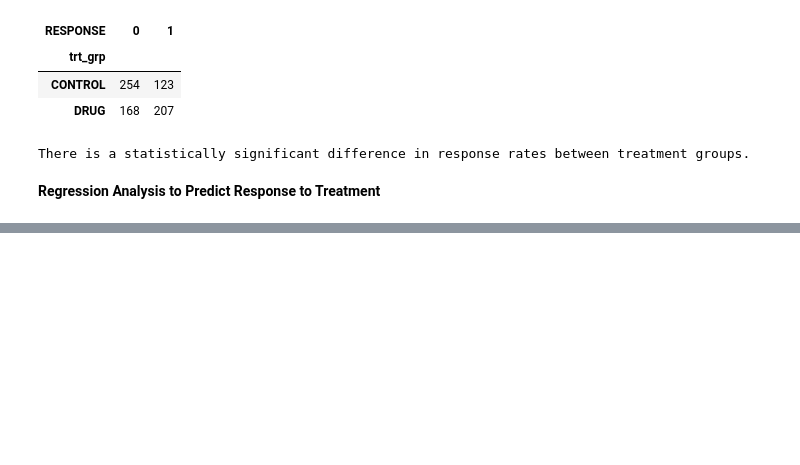
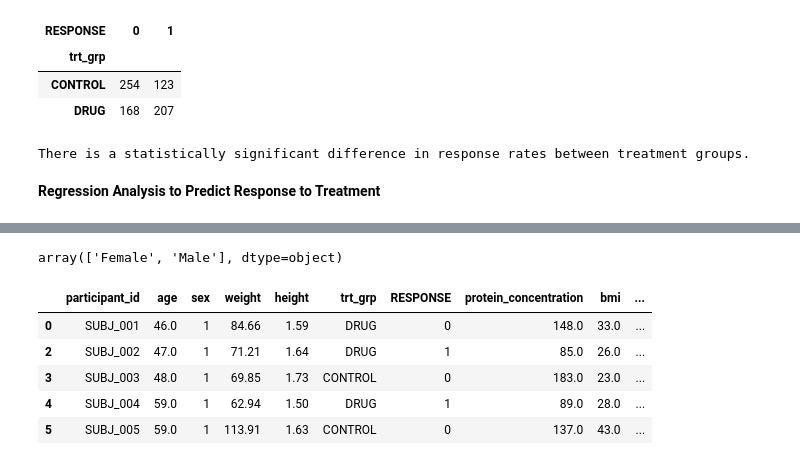
Before and after one commit to aditya2695/GSK-Data-Step-Up-Challenge, a Jupyter notebook: eda.ipynb, the cells around one changed output, grey strips where cells are left out. Drawn from its saved outputs; the diff is of its cells as text; code cells hidden in the pictures; blank space fills up the shorter version.

```diff
--- a/eda.ipynb
+++ b/eda.ipynb
@@ -307,3 +322,46 @@ There is a statistically significant difference in response rates between treatm
+# %%
+merged_df.sex.unique()
+# %% [output]
+array(['Female', 'Male'], dtype=object)
+# %%
+# Convert 'Yes' to 1 and 'No' to 0
+merged_df['sex'] = merged_df['sex'].map({'Female': 1, 'Male': 0})
+# Define the bin edges
+bins = [0, 18, 30, 40, 50, 60, 70, 120]  # Modify the bin edges as desired
+
+
+# Create a new column with age bins
+merged_df['age_bin'] = pd.cut(merged_df['age'],
+                            bins=bins)
+
+
+
+# Create an instance of LabelEncoder
+label_encoder = LabelEncoder()
+
+# Fit and transform the column you want to label encode
+merged_df['age_bin'] = label_encoder.fit_transform(merged_df['age_bin'])
+
+
+
+
+# # Create an instance of MinMaxScaler
+# scaler = MinMaxScaler()
+
+# # Fit and transform the column(s) you want to scale
+# merged_df['protein_concentration_scaled'] = scaler.fit_transform(merged_df[['protein_concentration']])
+
+
+
+
+merged_df.head()
+# %% [output]
+|  | participant_id | age | sex | weight | height | trt_grp | RESPONSE | protein_concentration | bmi | ... |
+| 0 | SUBJ_001 | 46.0 | 1 | 84.66 | 1.59 | DRUG | 0 | 148.0 | 33.0 | ... |
+| 2 | SUBJ_002 | 47.0 | 1 | 71.21 | 1.64 | DRUG | 1 | 85.0 | 26.0 | ... |
+| 3 | SUBJ_003 | 48.0 | 1 | 69.85 | 1.73 | CONTROL | 0 | 183.0 | 23.0 | ... |
+| 4 | SUBJ_004 | 59.0 | 1 | 62.94 | 1.50 | DRUG | 1 | 89.0 | 28.0 | ... |
+| 5 | SUBJ_005 | 59.0 | 1 | 113.91 | 1.63 | CONTROL | 0 | 137.0 | 43.0 | ... |
 # %%
 import statsmodels.api as sm
 
```
Also changed, not shown: parts of 9 cells of this notebook.
